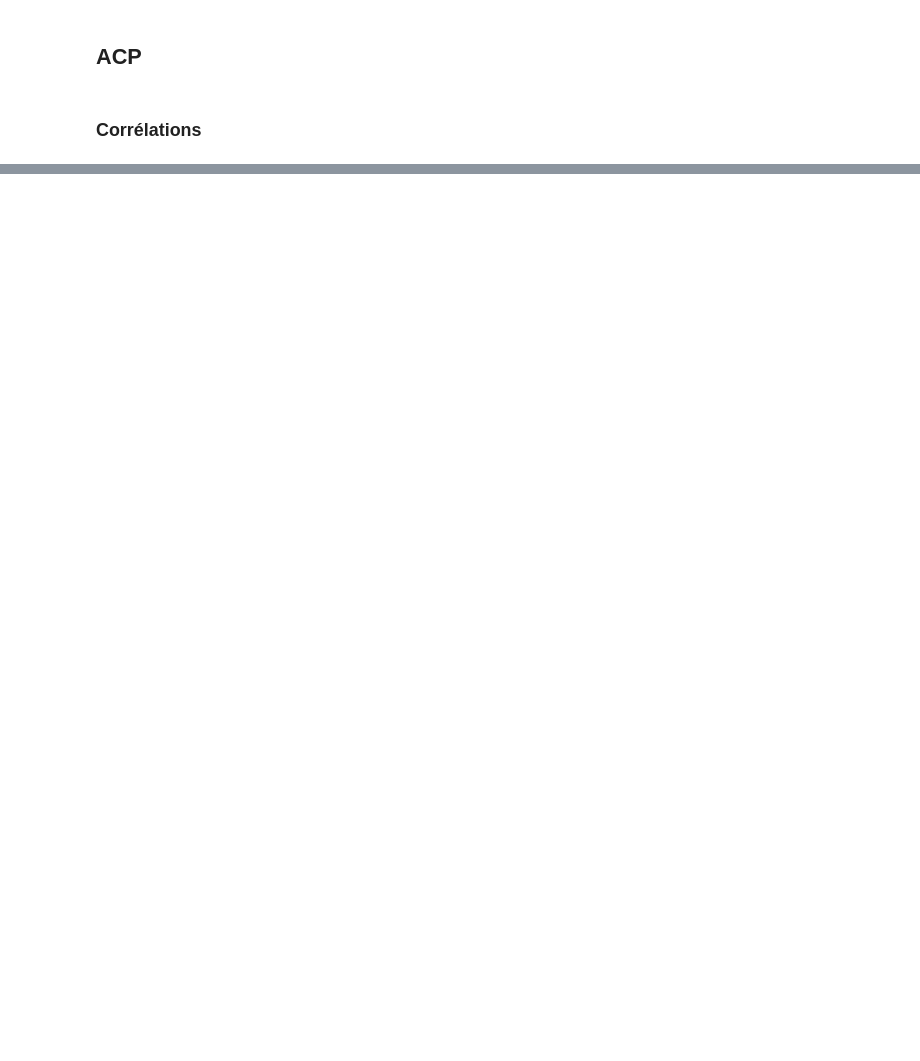
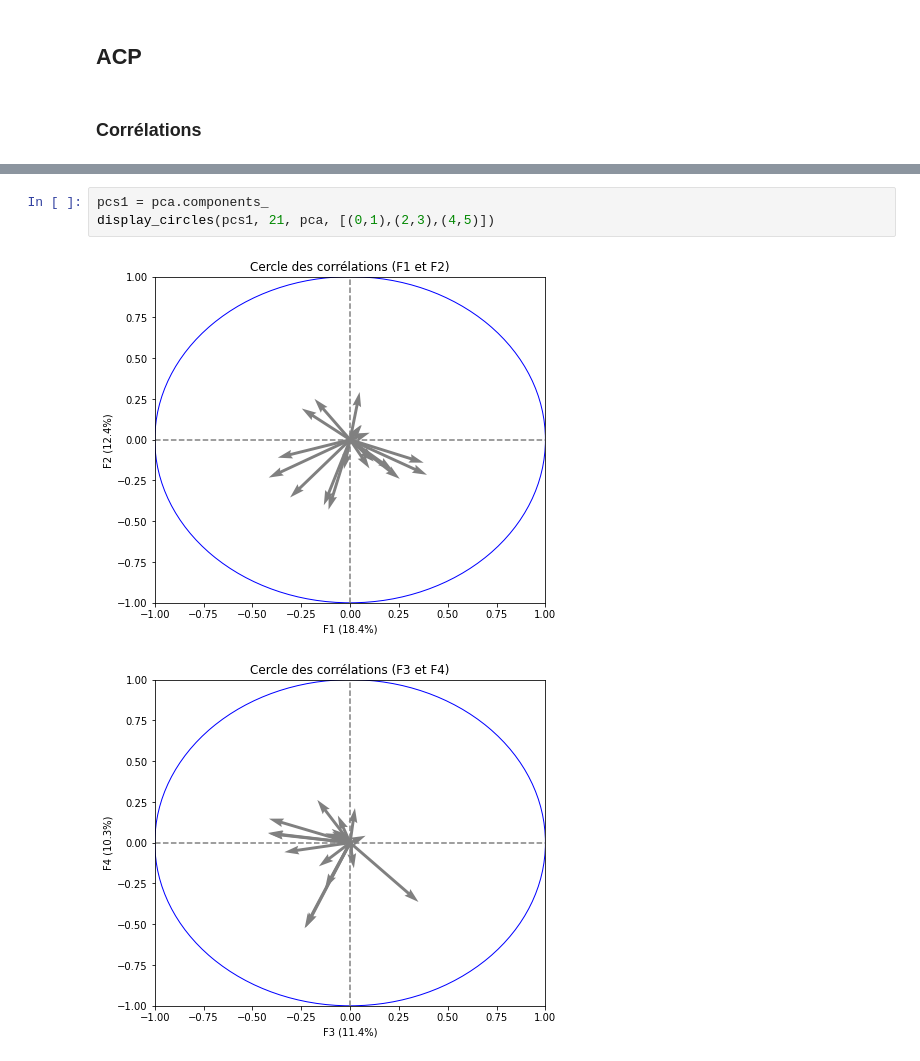
Before and after one commit to seriamedard/Mushroom-Classification, a Jupyter notebook: modelisation.ipynb, the cells around one changed output, grey strips where cells are left out. Drawn from its saved outputs; the diff is of its cells as text; blank space fills up the shorter version.

```diff
--- a/modelisation.ipynb
+++ b/modelisation.ipynb
@@ -495,0 +541,6 @@ NameError: name 'X' is not defined
+# %%
+pcs1 = pca.components_
+display_circles(pcs1, 21, pca, [(0,1),(2,3),(4,5)])
+# %% [output]
+[figure, added]
+[figure, added]
```
Also changed, not shown: parts of 17 cells of this notebook, 3 other files.
